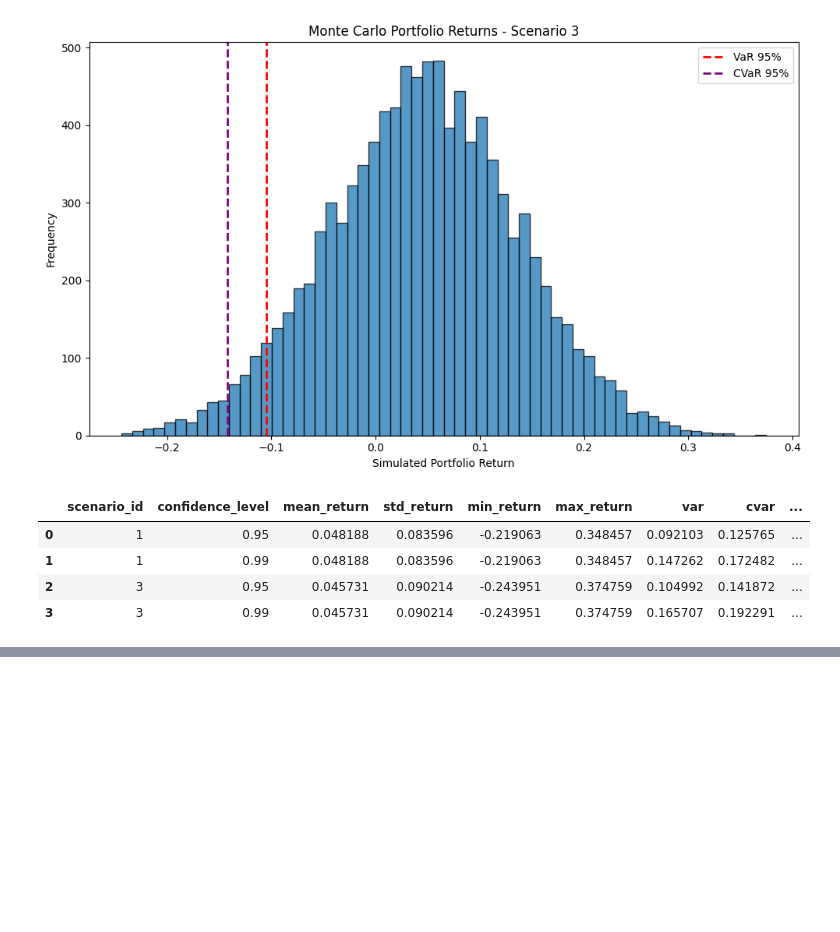
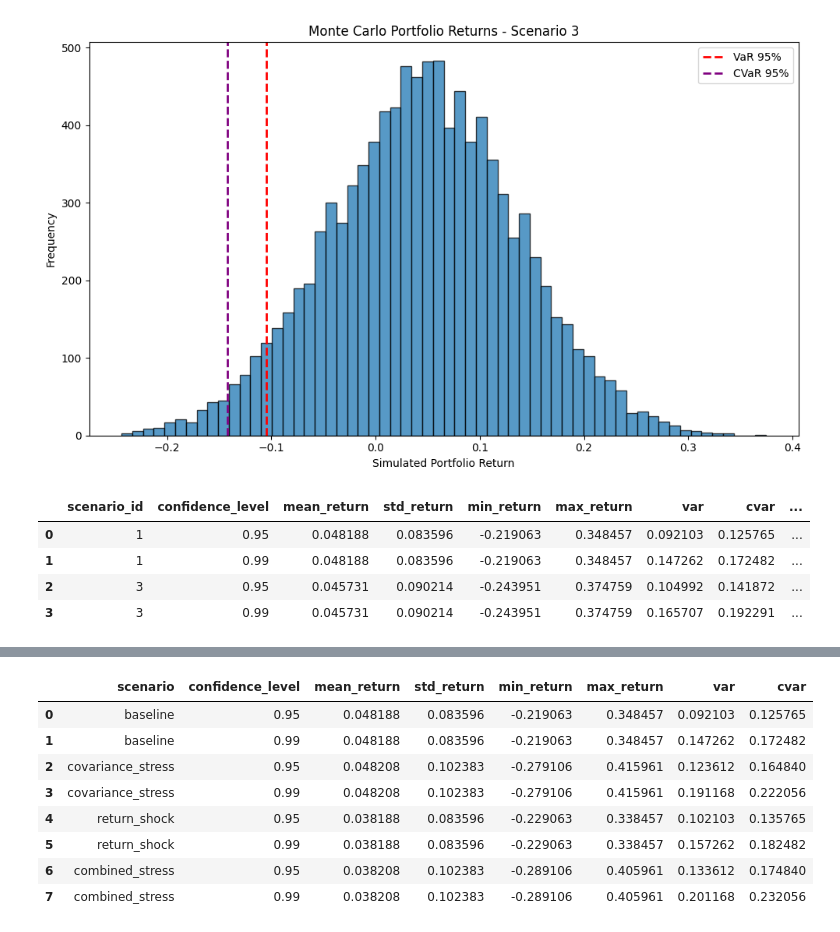
Before and after one commit to tanishqsardana/financial_risk_engine, a Jupyter notebook: notebooks/final_project_pipeline.ipynb, the cells around one changed output, grey strips where cells are left out. Drawn from its saved outputs; the diff is of its cells as text; code cells hidden in the pictures; blank space fills up the shorter version.

```diff
--- a/notebooks/final_project_pipeline.ipynb
+++ b/notebooks/final_project_pipeline.ipynb
@@ -163 +166,18 @@ final_summary_df
 2 rows × 23 columns
+# %%
+selected_scenario_id = int(summary_df.iloc[0]['scenario_id'])
+selected_portfolio = scenario_results[selected_scenario_id]['portfolio_df']
+stress_results = run_stress_tests(selected_portfolio, cov_matrix)
+stress_metrics_df = pd.concat(stress_results.values(), ignore_index=True)
+stress_metrics_df.to_csv(output_dir / f'stress_metrics_scenario_{selected_scenario_id}.csv', index=False)
+stress_metrics_df
+# %% [output]
+|  | scenario | confidence_level | mean_return | std_return | min_return | max_return | var | cvar |
+| 0 | baseline | 0.95 | 0.048188 | 0.083596 | -0.219063 | 0.348457 | 0.092103 | 0.125765 |
+| 1 | baseline | 0.99 | 0.048188 | 0.083596 | -0.219063 | 0.348457 | 0.147262 | 0.172482 |
+| 2 | covariance_stress | 0.95 | 0.048208 | 0.102383 | -0.279106 | 0.415961 | 0.123612 | 0.164840 |
+| 3 | covariance_stress | 0.99 | 0.048208 | 0.102383 | -0.279106 | 0.415961 | 0.191168 | 0.222056 |
+| 4 | return_shock | 0.95 | 0.038188 | 0.083596 | -0.229063 | 0.338457 | 0.102103 | 0.135765 |
+| 5 | return_shock | 0.99 | 0.038188 | 0.083596 | -0.229063 | 0.338457 | 0.157262 | 0.182482 |
+| 6 | combined_stress | 0.95 | 0.038208 | 0.102383 | -0.289106 | 0.405961 | 0.133612 | 0.174840 |
+| 7 | combined_stress | 0.99 | 0.038208 | 0.102383 | -0.289106 | 0.405961 | 0.201168 | 0.232056 |
```
Also changed, not shown: parts of 7 cells of this notebook, 19 other files.
